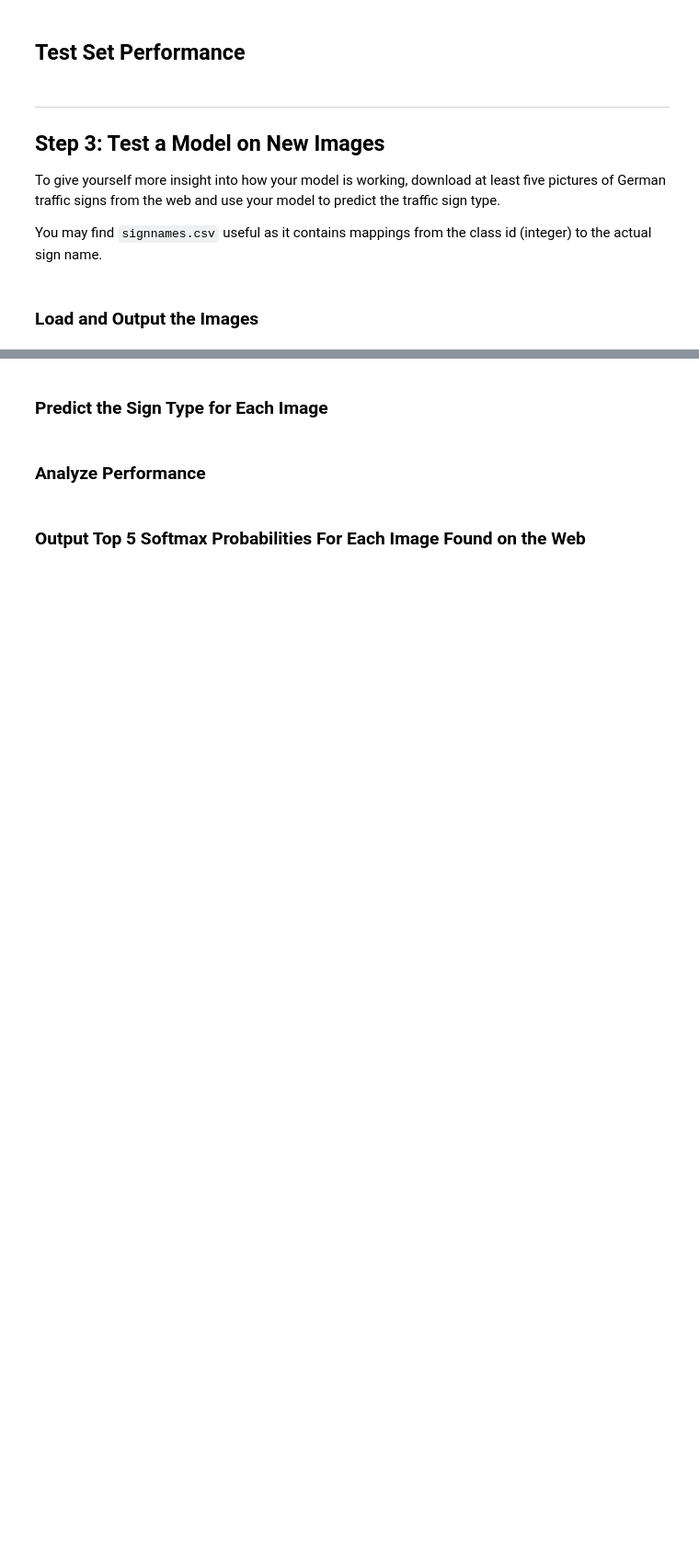
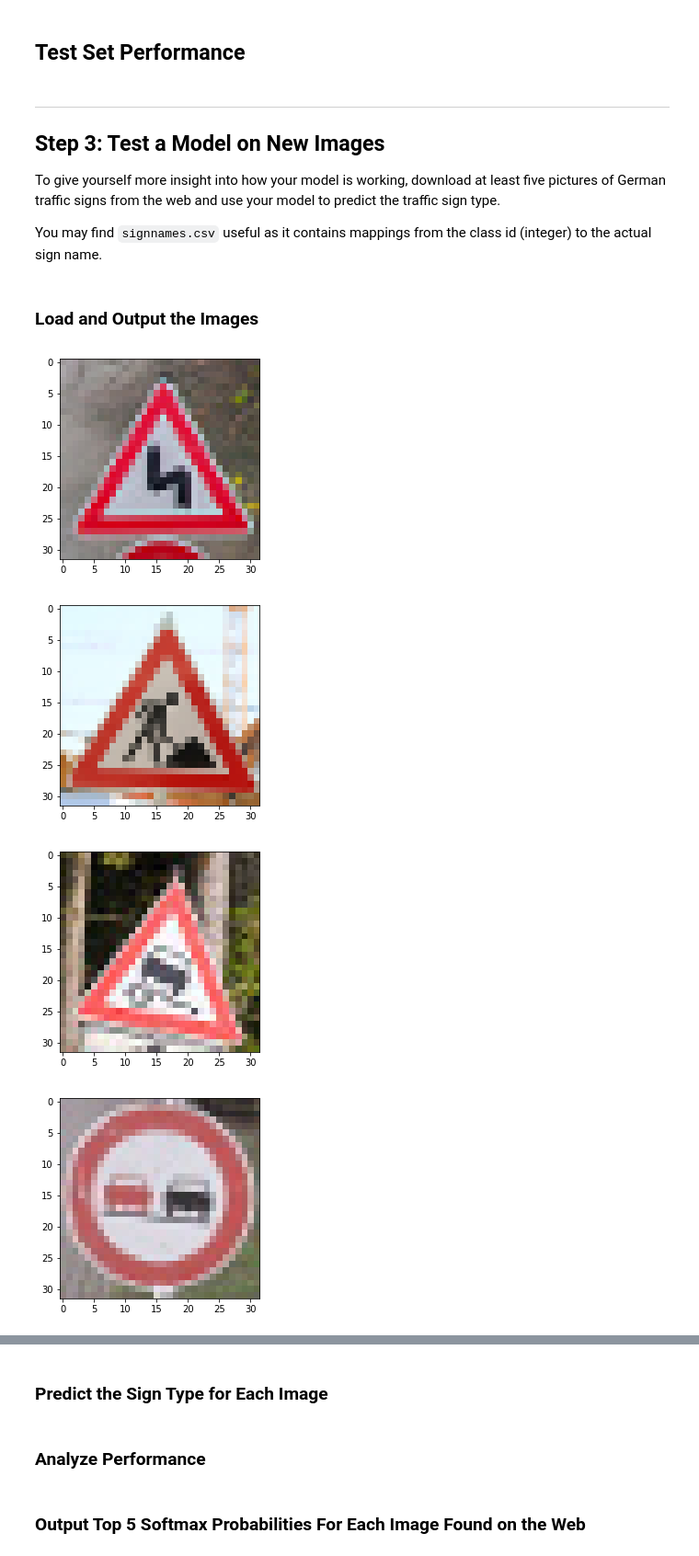
Before and after one commit to spillow/CarND-Traffic-Sign-Classifier-Project, a Jupyter notebook: Traffic_Sign_Classifier.ipynb, the cells around one changed output, grey strips where cells are left out. Shown: that part at 92% size. Cells and saved outputs as stored; diff of their text form; code cells hidden in the pictures; blank space fills up the shorter version.

Commit message:
added new test images.

```diff
--- a/Traffic_Sign_Classifier.ipynb
+++ b/Traffic_Sign_Classifier.ipynb
@@ -407,0 +405,18 @@ You may find `signnames.csv` useful as it contains mappings from the class id (i
+# %%
+import matplotlib.image as mpimg
+
+def showimg(path):
+    plt.figure()
+    double_curve = mpimg.imread(path)
+    plt.imshow(double_curve)
+
+showimg('new_images/double-curve.jpg')
+showimg('new_images/roadwork.jpg')
+showimg('new_images/slippery-road.jpg')
+showimg('new_images/no-passing.jpg')
+showimg('new_images/pedestrian-crossing.jpg')
+# %% [output]
+[figure, added]
+[figure, added]
+[figure, added]
+[figure, added]
```
Also changed, not shown: parts of 2 cells of this notebook, 5 other files.
